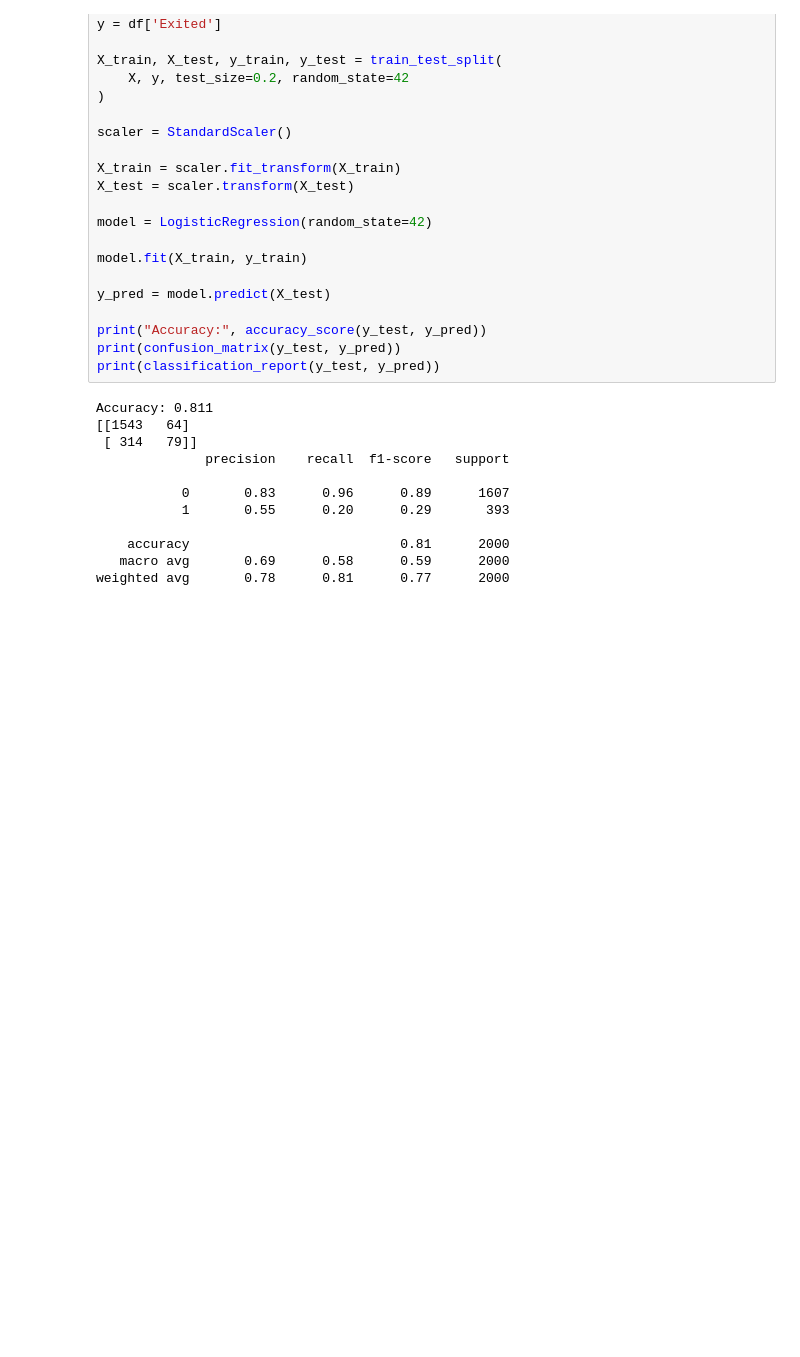
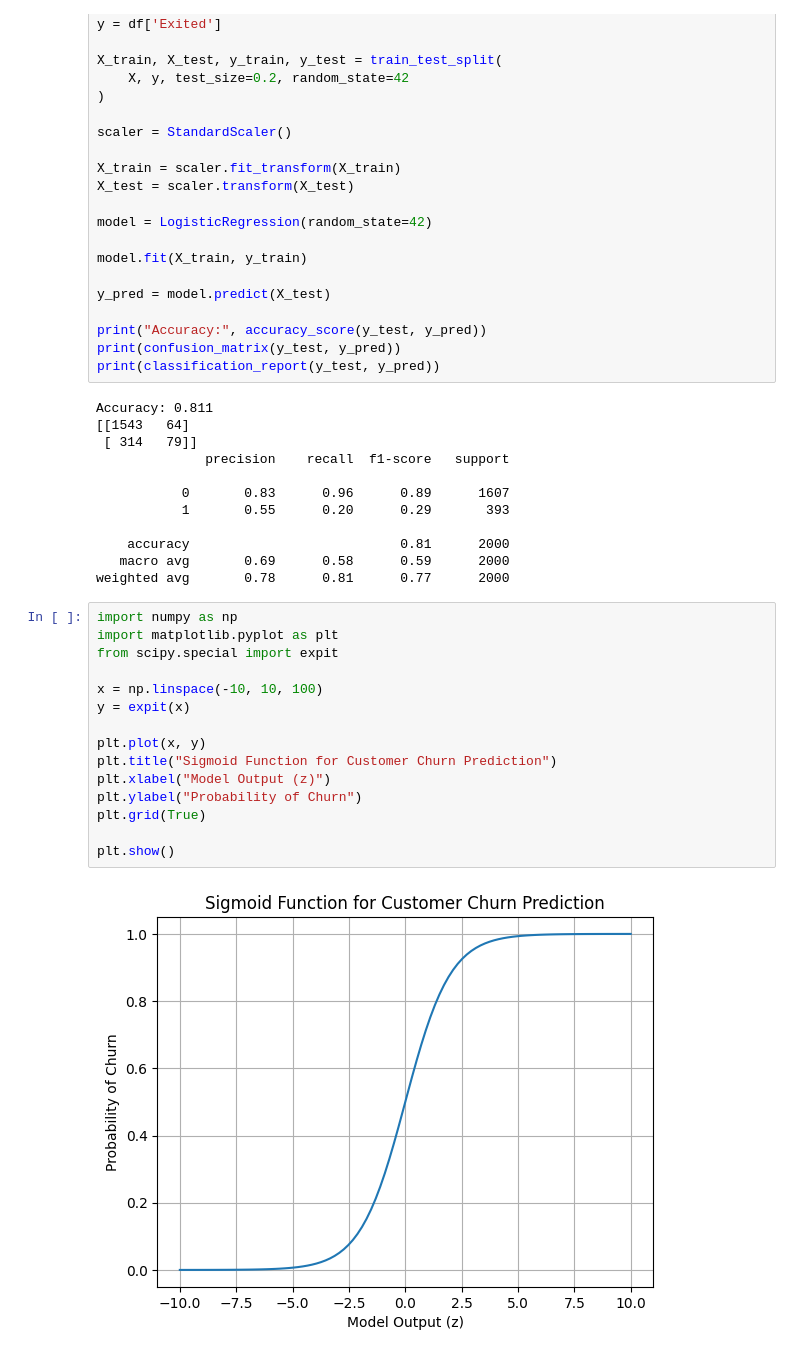
Before and after one commit to naveen03-tech/CodSoft-Machine-Learning-internship, a Jupyter notebook: task_3.ipynb, the cells around one changed output. Drawn from its saved outputs; the diff is of its cells as text; blank space fills up the shorter version.

```diff
--- a/task_3.ipynb
+++ b/task_3.ipynb
@@ -134,3 +136,20 @@ Accuracy: 0.811
     accuracy                           0.81      2000
    macro avg       0.69      0.58      0.59      2000
 weighted avg       0.78      0.81      0.77      2000
+# %%
+import numpy as np
+import matplotlib.pyplot as plt
+from scipy.special import expit
+
+x = np.linspace(-10, 10, 100)
+y = expit(x)
+
+plt.plot(x, y)
+plt.title("Sigmoid Function for Customer Churn Prediction")
+plt.xlabel("Model Output (z)")
+plt.ylabel("Probability of Churn")
+plt.grid(True)
+
+plt.show()
+# %% [output]
+[figure, added]
```
Also changed, not shown: parts of 4 cells of this notebook.
